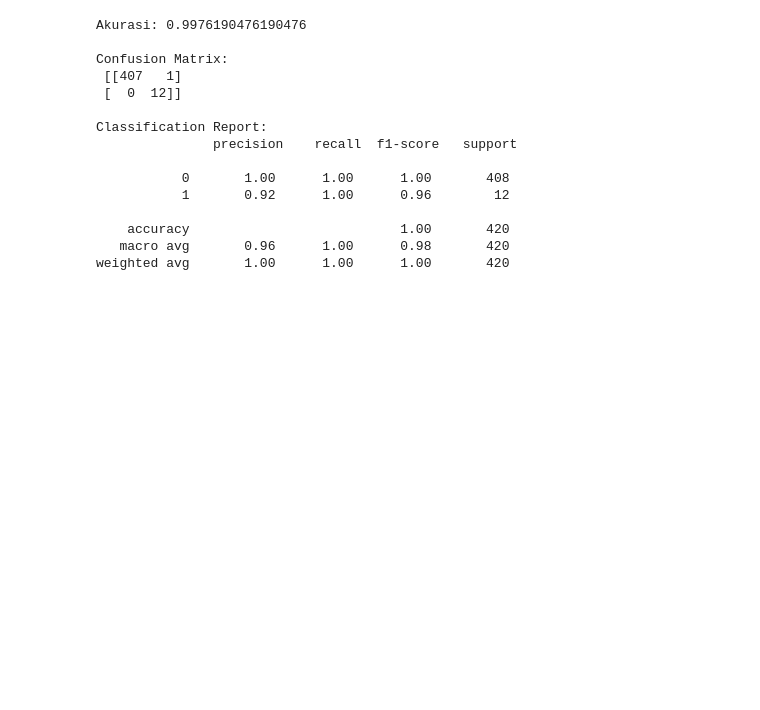
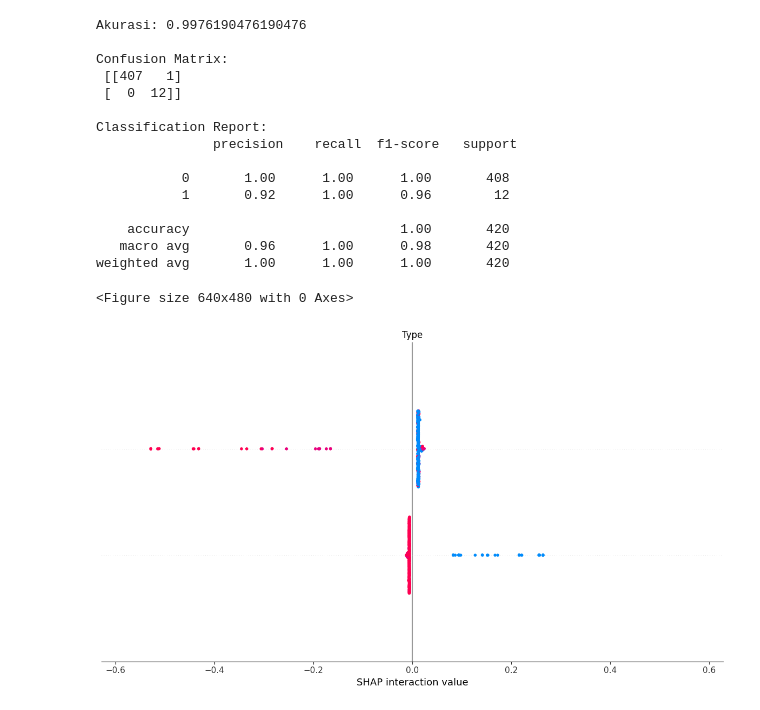
Before and after one commit to PenDZ-Alter/shap-project-management, a Jupyter notebook: construction_tasks_test.ipynb, the cells around one changed output. Drawn from its saved outputs; the diff is of its cells as text; code cells hidden in the pictures; blank space fills up the shorter version.

Commit message:
test: train model using SHAP

```diff
--- a/construction_tasks_test.ipynb
+++ b/construction_tasks_test.ipynb
@@ -59,3 +62,14 @@ Classification Report:
     accuracy                           1.00       420
    macro avg       0.96      1.00      0.98       420
 weighted avg       1.00      1.00      1.00       420
+# %%
+# --- SHAP Explanation ---
+# Inisialisasi SHAP Explainer
+explainer = shap.TreeExplainer(model)
+shap_values = explainer.shap_values(X_test)
+# %%
+# Global explanation
+shap.summary_plot(shap_values, X_test, plot_type="bar")
+# %% [output]
+<Figure size 640x480 with 0 Axes>
+[figure, added]
```
Also changed, not shown: parts of 2 cells of this notebook.
